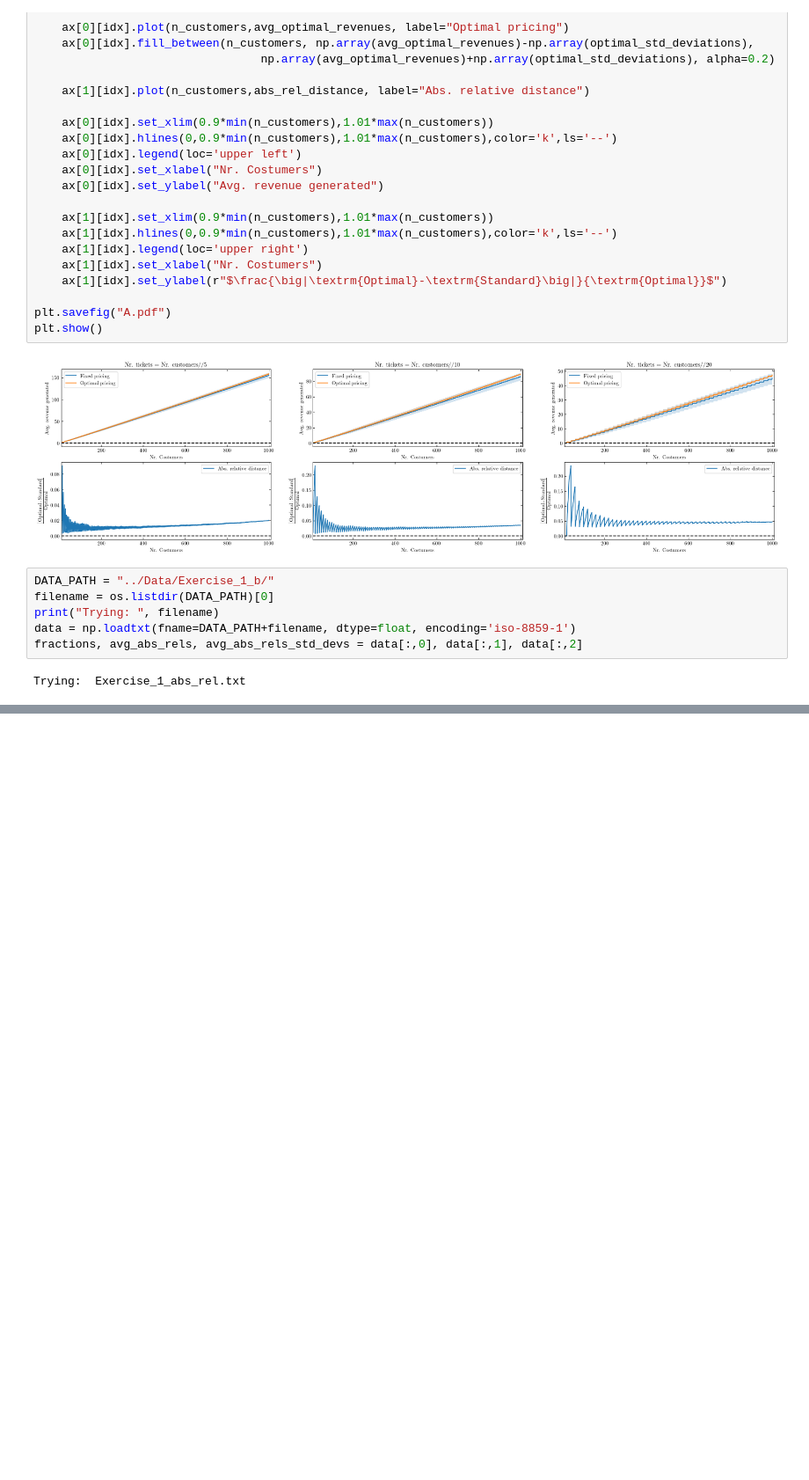
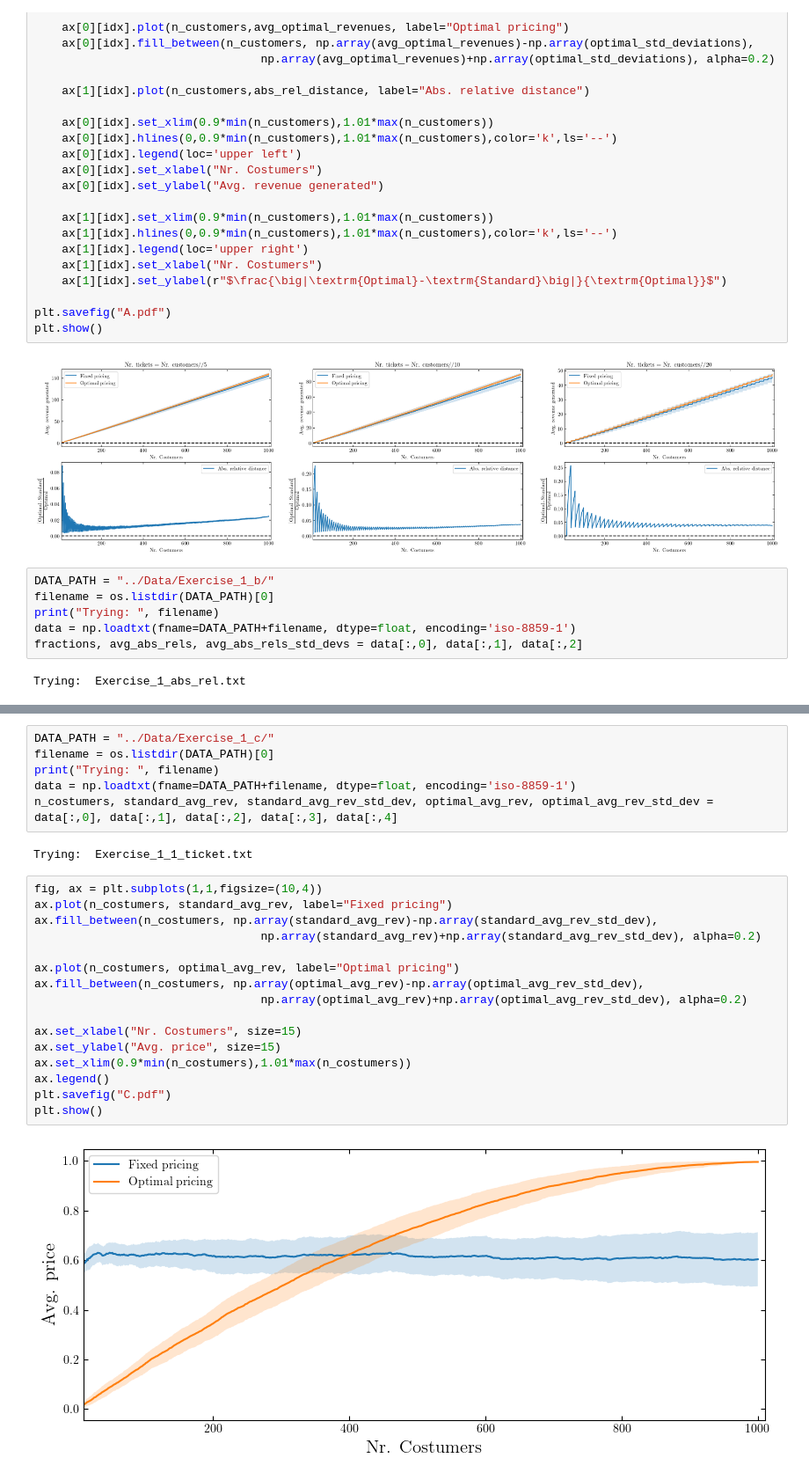
Before and after one commit to seba2390/RandomizedAlgorithms2023, a Jupyter notebook: Project 3/python/main.ipynb, the cells around one changed output, grey strips where cells are left out. Shown at 88% size. Cells and saved outputs as stored; diff of their text form; blank space fills up the shorter version.

```diff
--- a/Project 3/python/main.ipynb
+++ b/Project 3/python/main.ipynb
@@ -198,0 +199,26 @@ plt.show()
+# %%
+DATA_PATH = "../Data/Exercise_1_c/"
+filename = os.listdir(DATA_PATH)[0]
+print("Trying: ", filename)
+data = np.loadtxt(fname=DATA_PATH+filename, dtype=float, encoding='iso-8859-1')
+n_costumers, standard_avg_rev, standard_avg_rev_std_dev, optimal_avg_rev, optimal_avg_rev_std_dev = data[:,0], data[:,1], data[:,2], data[:,3], data[:,4]
+# %% [output]
+Trying:  Exercise_1_1_ticket.txt
+# %%
+fig, ax = plt.subplots(1,1,figsize=(10,4))
+ax.plot(n_costumers, standard_avg_rev, label="Fixed pricing")
+ax.fill_between(n_costumers, np.array(standard_avg_rev)-np.array(standard_avg_rev_std_dev),
+                                 np.array(standard_avg_rev)+np.array(standard_avg_rev_std_dev), alpha=0.2)
+
+ax.plot(n_costumers, optimal_avg_rev, label="Optimal pricing")
+ax.fill_between(n_costumers, np.array(optimal_avg_rev)-np.array(optimal_avg_rev_std_dev),
+                                 np.array(optimal_avg_rev)+np.array(optimal_avg_rev_std_dev), alpha=0.2)
+
+ax.set_xlabel("Nr. Costumers", size=15)
+ax.set_ylabel("Avg. price", size=15)
+ax.set_xlim(0.9*min(n_costumers),1.01*max(n_costumers))
+ax.legend()
+plt.savefig("C.pdf")
+plt.show()
+# %% [output]
+[figure, added]
```
Also changed, not shown: parts of 1 cell of this notebook, 17 other files.
